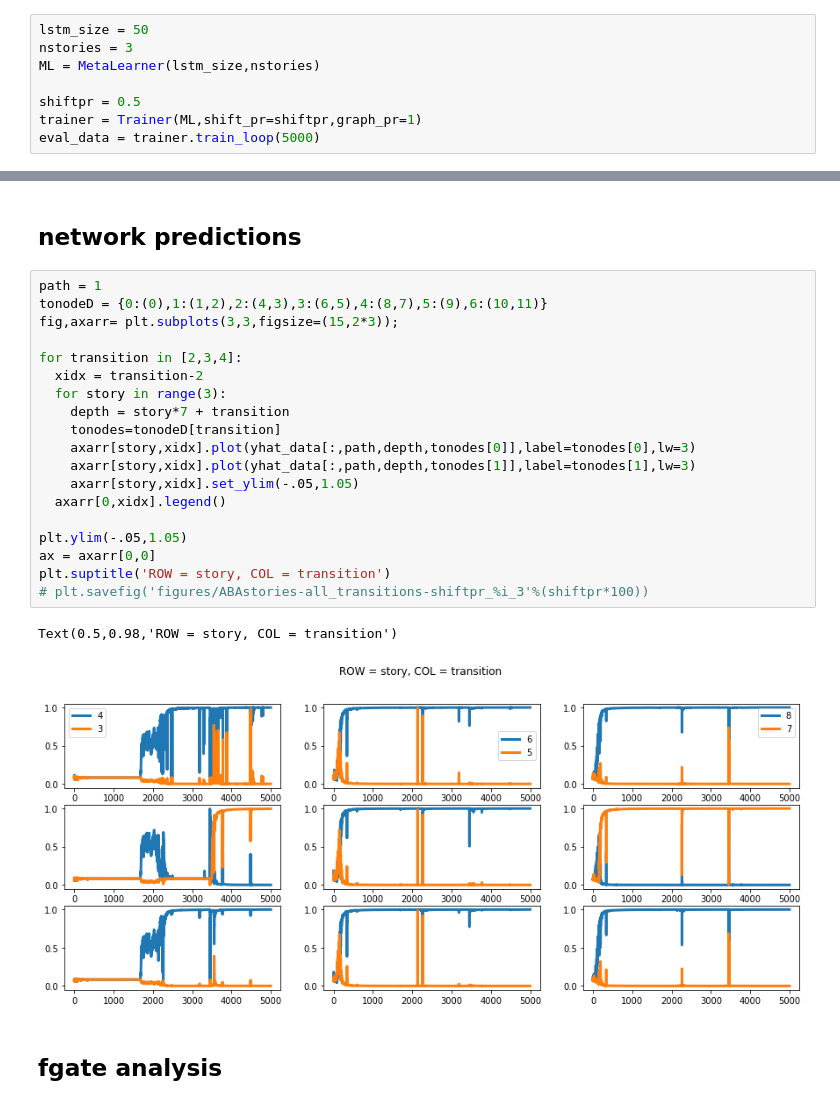
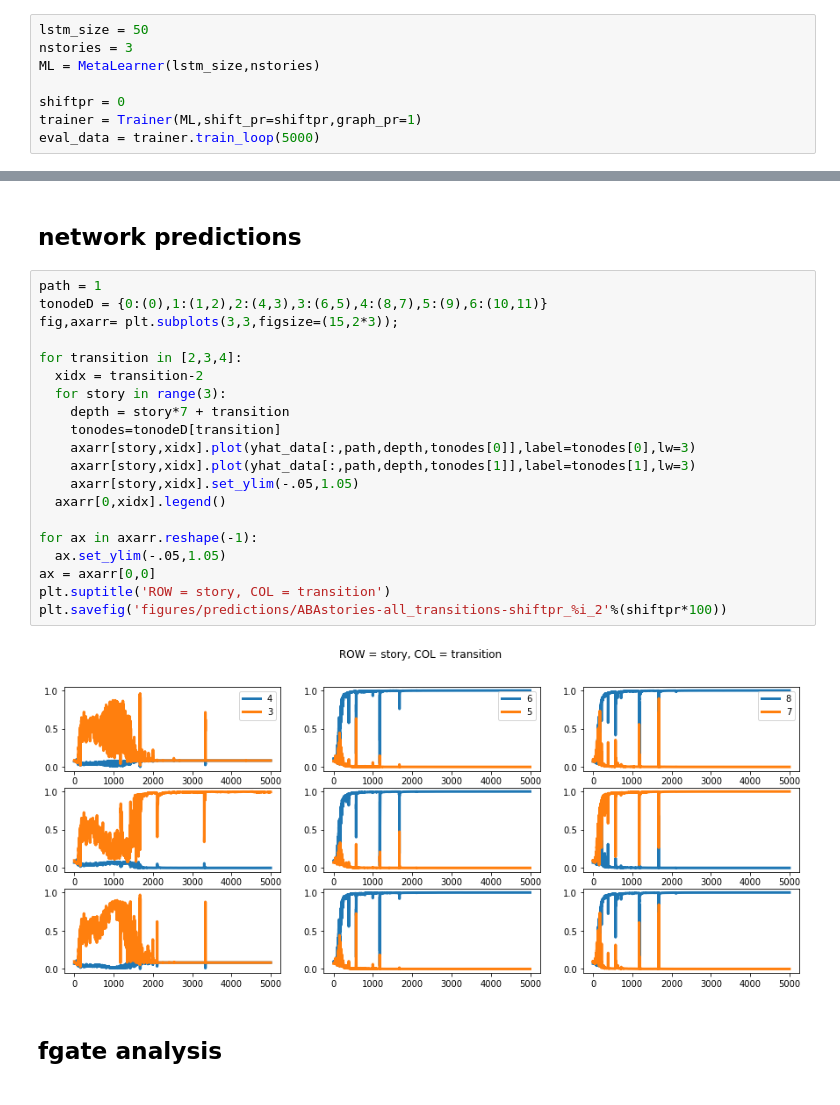
Before and after one commit to andrebeu/cswNets, a Jupyter notebook: cswNets.ipynb, the cells around one changed output, grey strips where cells are left out. Drawn from its saved outputs; the diff is of its cells as text.

```diff
--- a/cswNets.ipynb
+++ b/cswNets.ipynb
@@ -22,7 +25,7 @@ lstm_size = 50
 nstories = 3
 ML = MetaLearner(lstm_size,nstories)
 
-shiftpr = 0.5
+shiftpr = 0
 trainer = Trainer(ML,shift_pr=shiftpr,graph_pr=1)
 eval_data = trainer.train_loop(5000)
 # %% [output]
@@ -55,25 +58,25 @@ yhat_data = eval_data['yhat']
 # %%
 path = 1
 tonodeD = {0:(0),1:(1,2),2:(4,3),3:(6,5),4:(8,7),5:(9),6:(10,11)}
 fig,axarr= plt.subplots(3,3,figsize=(15,2*3));
 
 for transition in [2,3,4]:
   xidx = transition-2
   for story in range(3):
     depth = story*7 + transition
     tonodes=tonodeD[transition]
     axarr[story,xidx].plot(yhat_data[:,path,depth,tonodes[0]],label=tonodes[0],lw=3)
     axarr[story,xidx].plot(yhat_data[:,path,depth,tonodes[1]],label=tonodes[1],lw=3)
     axarr[story,xidx].set_ylim(-.05,1.05)
   axarr[0,xidx].legend()
 
-plt.ylim(-.05,1.05)
+for ax in axarr.reshape(-1):
+  ax.set_ylim(-.05,1.05)
 ax = axarr[0,0]
 plt.suptitle('ROW = story, COL = transition')
-# plt.savefig('figures/ABAstories-all_transitions-shiftpr_%i_3'%(shiftpr*100))
+plt.savefig('figures/predictions/ABAstories-all_transitions-shiftpr_%i_2'%(shiftpr*100))
 # %% [output]
-Text(0.5,0.98,'ROW = story, COL = transition')
-[figure, old version]
+[figure, new version]
 # %% [markdown]
 ## fgate analysis
 # %%
```
Also changed, not shown: parts of 4 cells of this notebook, 7 other files.
